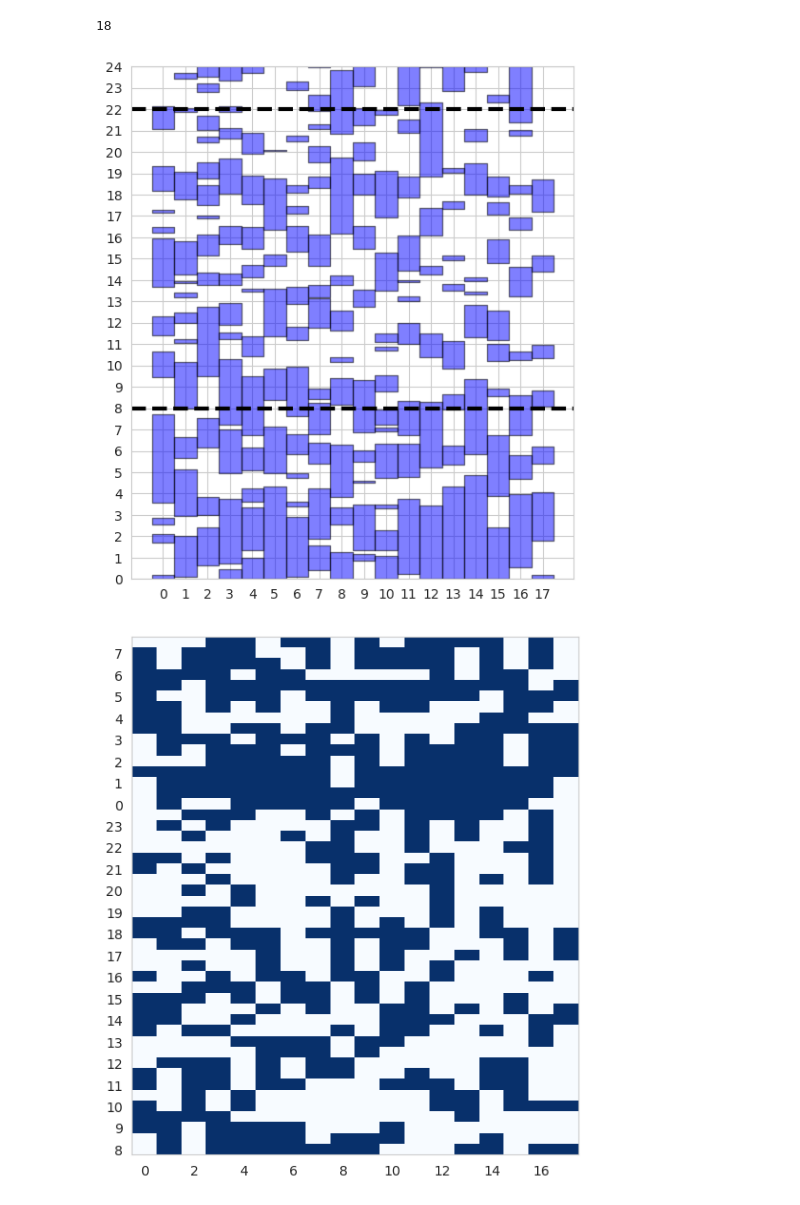
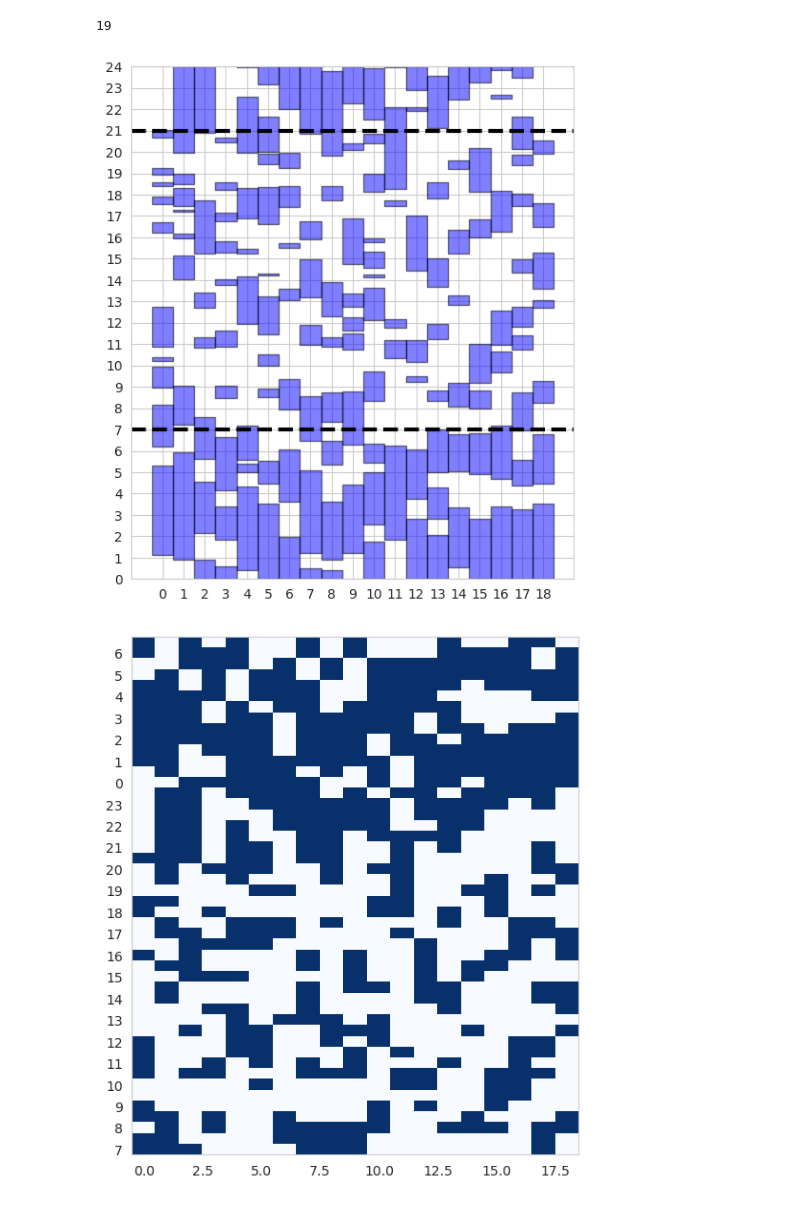
Before and after one commit to ricardoV94/making-sense-of-the-empada, a Jupyter notebook: notebooks/EDA.ipynb, the cells around one changed output. Drawn from its saved outputs; the diff is of its cells as text; code cells hidden in the pictures.

Commit message:
New data

```diff
--- a/notebooks/EDA.ipynb
+++ b/notebooks/EDA.ipynb
@@ -8,11 +8,12 @@ import seaborn as sns
 
 sns.set_style("whitegrid")
 # %%
-raw_df = pd.read_csv("../data/huckleberry_14aug2024.csv", parse_dates=["Start", "End"])
+raw_df = pd.read_csv("../data/huckleberry_05sep2024.csv", parse_dates=["Start", "End"])
 raw_df.columns = [col.lower() for col in raw_df.columns]
 raw_df["duration"] = raw_df["end"] - raw_df["start"]
 raw_df["duration_minutes"] = raw_df["duration"].dt.seconds / 60
 # Remove first and last days
-raw_df = raw_df[(raw_df["start"].dt.date > datetime.date(2024, 7, 26)) & (raw_df["end"].dt.date < datetime.date(2024, 8, 14))]
+# raw_df = raw_df[(raw_df["start"].dt.date > datetime.date(2024, 7, 26)) & (raw_df["end"].dt.date < datetime.date(2024, 9, 4))]
+raw_df = raw_df[(raw_df["start"].dt.date > datetime.date(2024, 8, 15)) & (raw_df["end"].dt.date < datetime.date(2024, 9, 4))]
 raw_df = raw_df.sort_values("start")
-raw_df
+raw_df = raw_df.drop_duplicates()
@@ -38,7 +25,7 @@ raw_df["end_time"] = raw_df["end"].dt.time
 # %%
 raw_df["start_date"].nunique()
 # %% [output]
-18
+19
 # %%
 # Break around the 24hour mark
 across_midnight = raw_df.query("type=='Sleep' and start_date != end_date")
@@ -80,36 +67,36 @@ sdf = df.query("type=='Sleep'")
 from matplotlib.collections import PatchCollection
 from matplotlib.patches import Rectangle
 from datetime import timedelta
 
 fg, ax = plt.subplots(figsize=(6, 7))
 
 # Loop over data points; create box from errors at each point
 rectangles = [
     Rectangle(
         (
             row["start_date"].timetuple().tm_yday,
             row["start_time"].hour * 60 + row["start_time"].minute,
         ),
         1,
         row["duration_minutes"],
     )
     for idx, row in sdf.iterrows()
 ]
 pc = PatchCollection(rectangles, facecolor="blue", alpha=0.5, ec="k")
 ax.add_collection(pc)
 ax.plot()
 
 min_day = sdf["start_date"].values.min().timetuple().tm_yday
 max_day = sdf["start_date"].values.max().timetuple().tm_yday
 ax.set_xticks(np.arange(max_day-min_day+1) + min_day + 0.5)
 ax.set_xticklabels(np.arange(max_day-min_day+1))
 ax.set_yticks(np.arange(25) * 60);
 ax.set_yticklabels(np.arange(25));
 ax.set_ylim([0, 24*60])
-ax.axhline([8*60], color="k", ls="--", lw=3)
-ax.axhline([22*60], color="k", ls="--", lw=3);
+ax.axhline([7*60], color="k", ls="--", lw=3)
+ax.axhline([21*60], color="k", ls="--", lw=3);
 # %% [output]
-[figure, old version]
+[figure, new version]
 # %%
 # Wide format
 min_day = sdf["start_date"].values.min().timetuple().tm_yday
@@ -117,7 +104,7 @@ max_day = sdf["end_date"].values.max().timetuple().tm_yday
 nday = (max_day - min_day) + 1
 hour_bins = 2
 day_bins = 24*hour_bins
-roll = -8
+roll = -7
 
 wide = np.zeros((nday, day_bins), dtype=bool)
 for idx, row in sdf.iterrows():
@@ -134,4 +121,4 @@ ax.invert_yaxis()
 ax.grid(False)
 0;
 # %% [output]
-[figure, old version]
+[figure, new version]
```
Also changed, not shown: parts of 9 cells of this notebook, 1 other file.
